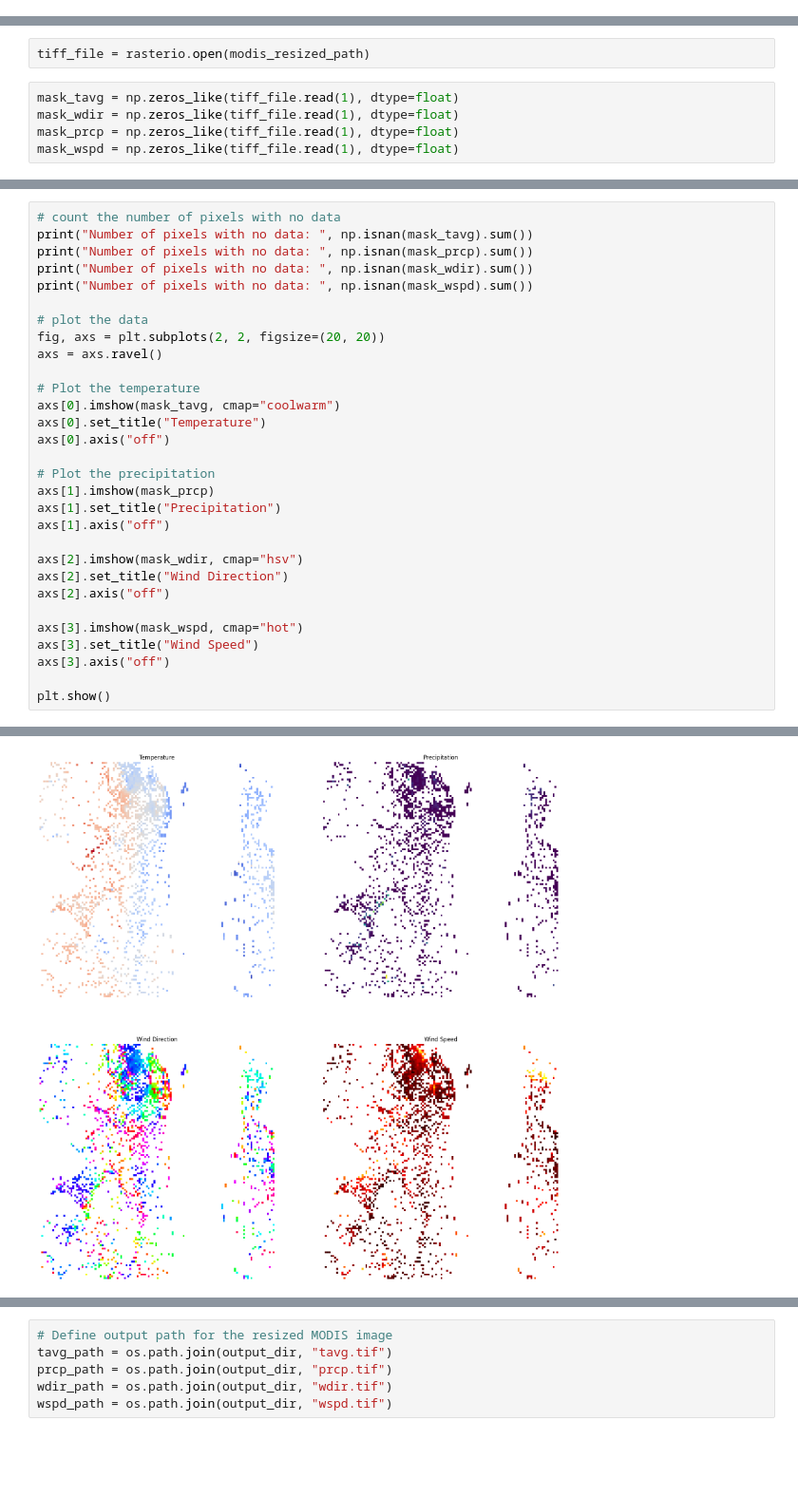
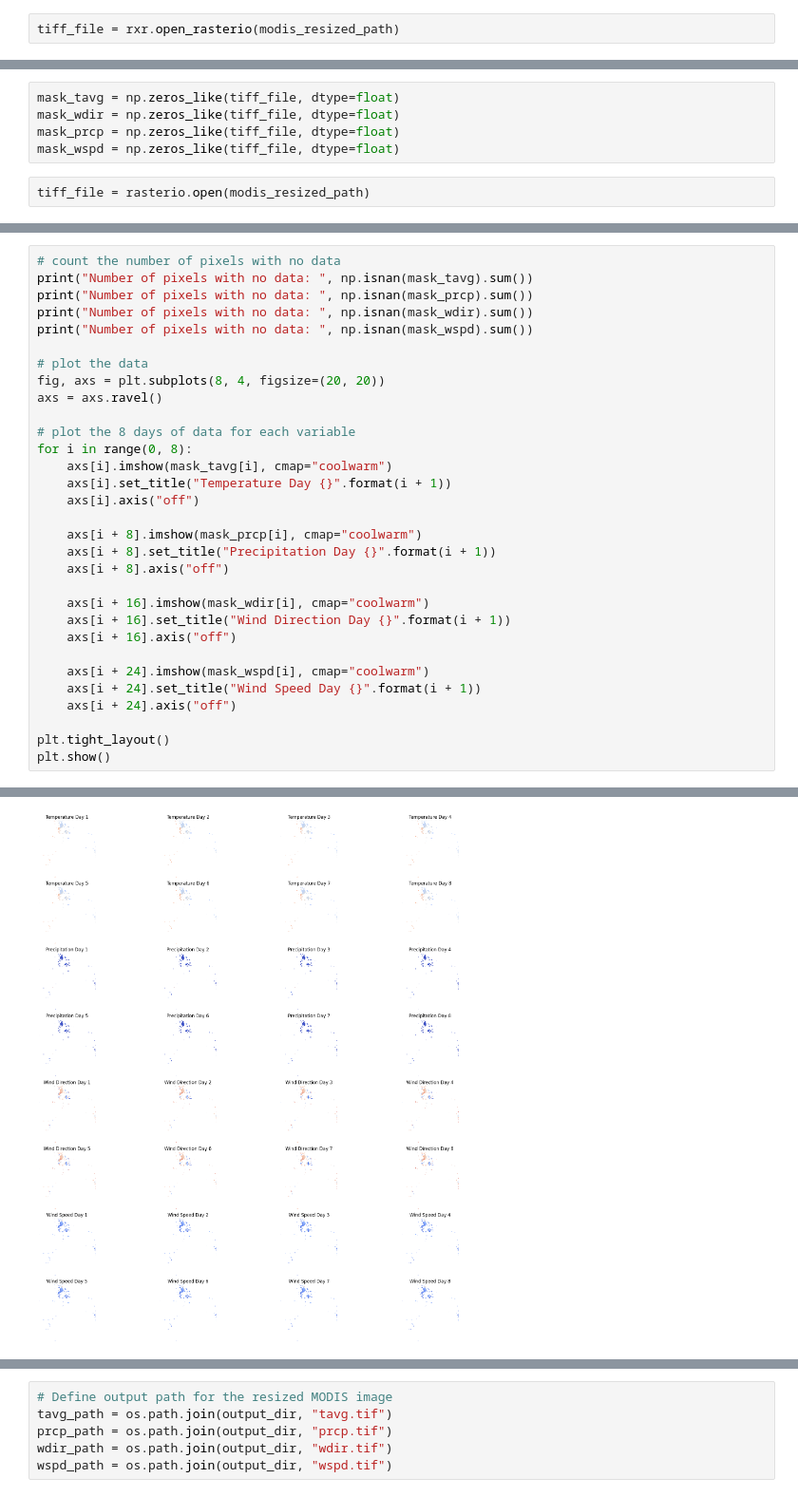
Before and after one commit to derreyann/sentinel-utbm, a Jupyter notebook: proper.ipynb, the cells around one changed output, grey strips where cells are left out. Shown: that part at 95% size. Saved outputs shown, nothing was run; the diff lists cells and outputs as text; blank space fills up the shorter version.

Commit message:
yanns super duper script to get modis + weather data + train/get predictions

```diff
--- a/proper.ipynb
+++ b/proper.ipynb
@@ -273,2 +267,4 @@ BoundingBox(left=-124.45976373769807, bottom=49.5881020343801, right=-120.532502
 # %% [markdown]
 # WEATHER DATA
+# %%
+tiff_file = rxr.open_rasterio(modis_resized_path)
@@ -275,10 +277,10 @@ BoundingBox(left=-124.45976373769807, bottom=49.5881020343801, right=-120.532502
+# %%
+mask_tavg = np.zeros_like(tiff_file, dtype=float)
+mask_wdir = np.zeros_like(tiff_file, dtype=float)
+mask_prcp = np.zeros_like(tiff_file, dtype=float)
+mask_wspd = np.zeros_like(tiff_file, dtype=float)
 # %%
 tiff_file = rasterio.open(modis_resized_path)
-# %%
-mask_tavg = np.zeros_like(tiff_file.read(1), dtype=float)
-mask_wdir = np.zeros_like(tiff_file.read(1), dtype=float)
-mask_prcp = np.zeros_like(tiff_file.read(1), dtype=float)
-mask_wspd = np.zeros_like(tiff_file.read(1), dtype=float)
 # %%
 from datetime import timedelta
 import tqdm
@@ -315,26 +328,27 @@ print("Number of pixels with no data: ", np.isnan(mask_wdir).sum())
 print("Number of pixels with no data: ", np.isnan(mask_wspd).sum())
 
 # plot the data
-fig, axs = plt.subplots(2, 2, figsize=(20, 20))
+fig, axs = plt.subplots(8, 4, figsize=(20, 20))
 axs = axs.ravel()
 
-# Plot the temperature
-axs[0].imshow(mask_tavg, cmap="coolwarm")
-axs[0].set_title("Temperature")
-axs[0].axis("off")
+# plot the 8 days of data for each variable
+for i in range(0, 8):
+    axs[i].imshow(mask_tavg[i], cmap="coolwarm")
+    axs[i].set_title("Temperature Day {}".format(i + 1))
+    axs[i].axis("off")
 
-# Plot the precipitation
-axs[1].imshow(mask_prcp)
-axs[1].set_title("Precipitation")
-axs[1].axis("off")
+    axs[i + 8].imshow(mask_prcp[i], cmap="coolwarm")
+    axs[i + 8].set_title("Precipitation Day {}".format(i + 1))
+    axs[i + 8].axis("off")
 
-axs[2].imshow(mask_wdir, cmap="hsv")
-axs[2].set_title("Wind Direction")
-axs[2].axis("off")
+    axs[i + 16].imshow(mask_wdir[i], cmap="coolwarm")
+    axs[i + 16].set_title("Wind Direction Day {}".format(i + 1))
+    axs[i + 16].axis("off")
 
-axs[3].imshow(mask_wspd, cmap="hot")
-axs[3].set_title("Wind Speed")
-axs[3].axis("off")
+    axs[i + 24].imshow(mask_wspd[i], cmap="coolwarm")
+    axs[i + 24].set_title("Wind Speed Day {}".format(i + 1))
+    axs[i + 24].axis("off")
 
+plt.tight_layout()
 plt.show()
 # %% [output]
@@ -345 +359 @@ Number of pixels with no data:  14572
-[figure, old version]
+[figure, new version]
```
Also changed, not shown: parts of 31 cells of this notebook.
